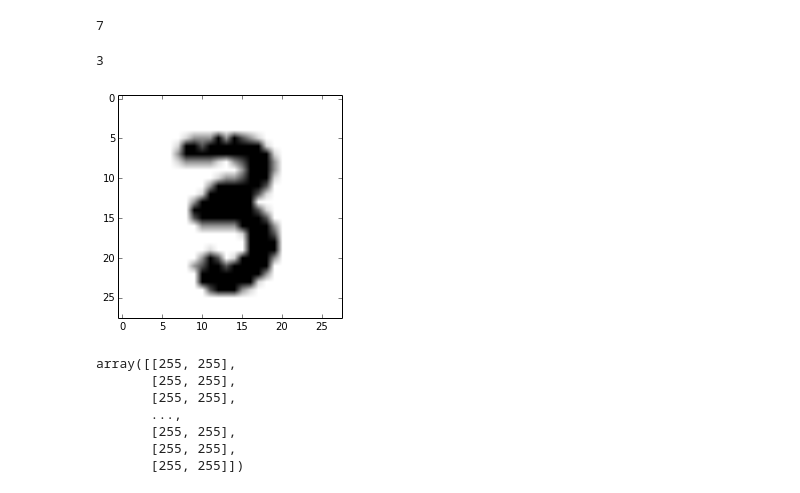
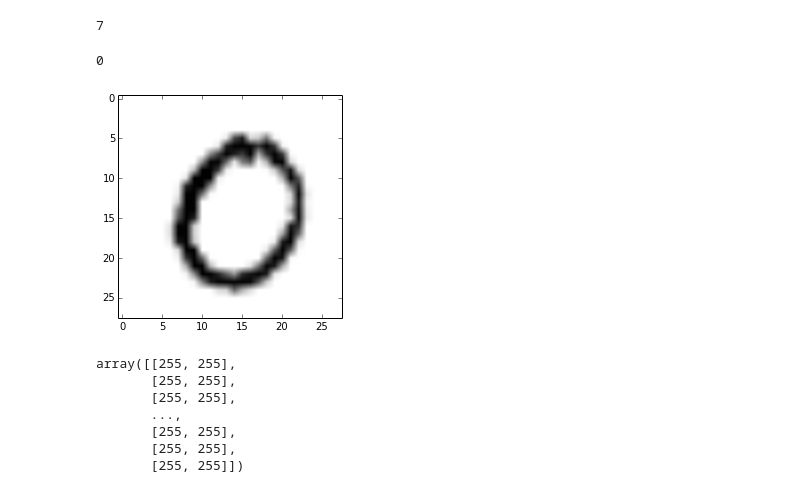
Before and after one commit to tlehman/neural-networks-and-deep-learning, a Jupyter notebook: src/MNIST_example_from.ipynb, the cells around one changed output. Drawn from its saved outputs; the diff is of its cells as text; code cells hidden in the pictures.

```diff
--- a/src/MNIST_example_from.ipynb
+++ b/src/MNIST_example_from.ipynb
@@ -72,10 +72,10 @@ def showoff(index):
     peekimg(test_data[index][0].reshape(28,28))
     print recognize(test_data[index][0])
 # %%
-showoff(68)
+showoff(101)
 # %% [output]
-3
+0
-[figure, old version]
+[figure, new version]
 # %%
 from PIL import Image
 import matplotlib.image as mpimg
```
Also changed, not shown: 3 other files.
